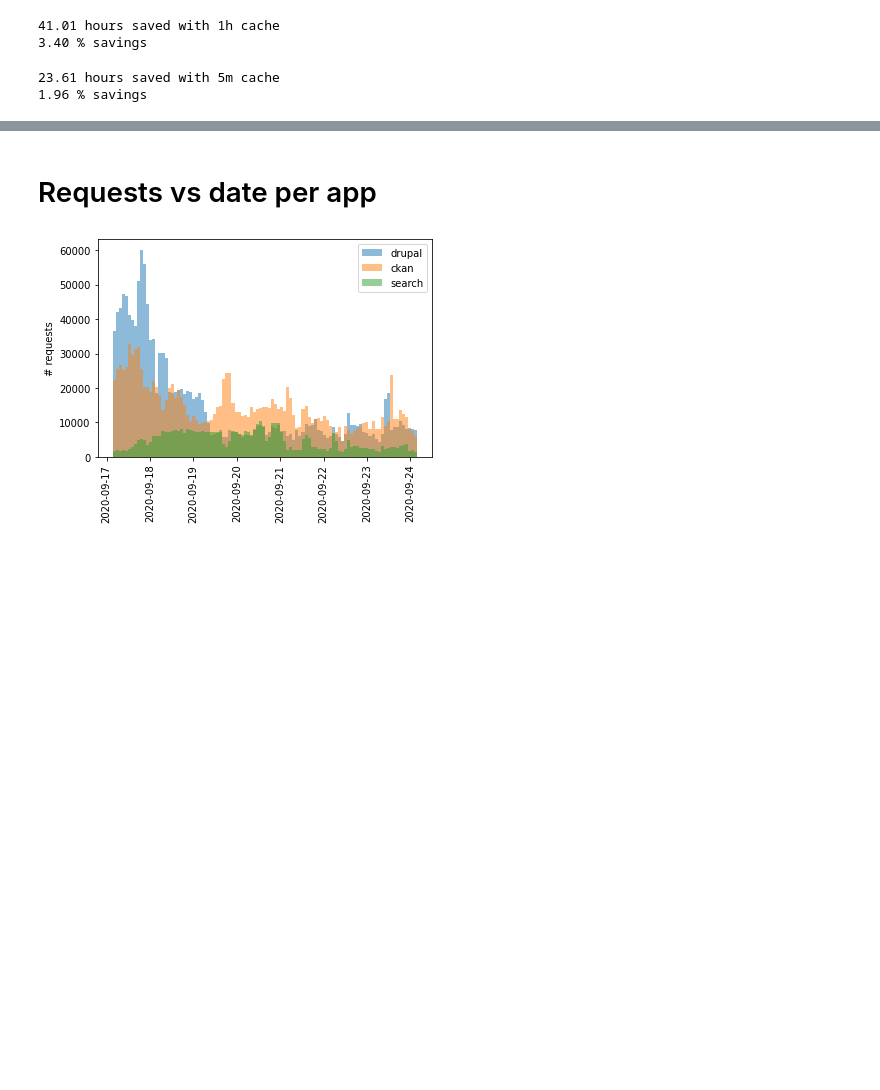
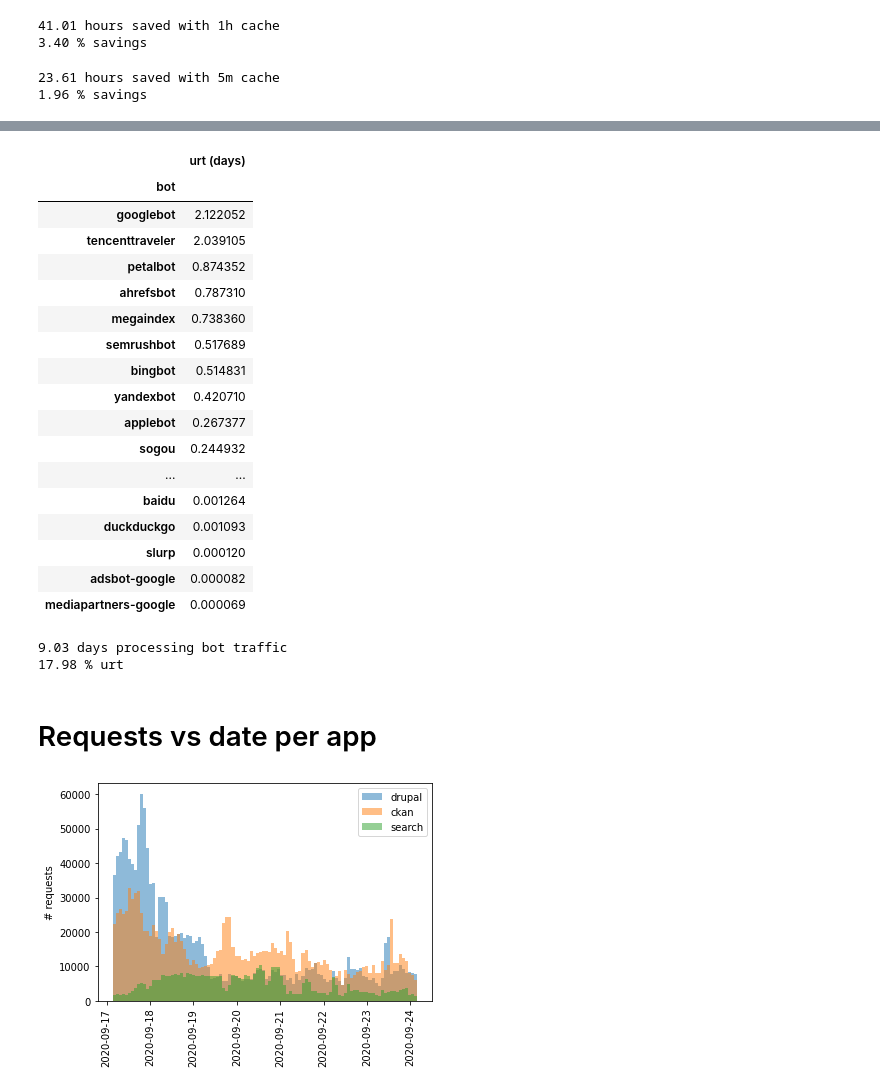
Before and after one commit to wardi/issue, a Jupyter notebook: analysis3.ipynb, the cells around one changed output, grey strips where cells are left out. Saved outputs shown, nothing was run; the diff lists cells and outputs as text; code cells hidden in the pictures; blank space fills up the shorter version.

```diff
--- a/analysis3.ipynb
+++ b/analysis3.ipynb
@@ -181,3 +206,43 @@ print("%0.2f %% savings" % (s / 60 / 60 / 24 / urt_sum_sum * 100))
+# %%
+import re
+df['bot'] = df['useragent'].str.extract(
+    r'(aolbuild|baidu|bingbot|bingpreview|msnbot|duckduckgo'
+    r'|adsbot-google|googlebot|mediapartners-google|teoma|slurp'
+    r'|yandexbot|barkrowler|ccbot|csnibot|petalbot|sogou|applebot'
+    r'|semrushbot|megaindex|siteimprove|ahrefsbot|tencenttraveler'
+    r')', flags=re.IGNORECASE)
+# %%
+bots = df[df['bot'].notna()][['bot', 'urt']].copy()
+bots['bot'] = bots['bot'].str.lower()
+bots['urt'] = bots['urt'] / (60*60*24) # days
+bots.groupby(['bot']).sum().sort_values('urt', ascending=False).rename(
+    columns={'urt':'urt (days)'})
+# %% [output]
+|  | urt (days) |
+| bot |  |
+| googlebot | 2.122052 |
+| tencenttraveler | 2.039105 |
+| petalbot | 0.874352 |
+| ahrefsbot | 0.787310 |
+| megaindex | 0.738360 |
+| semrushbot | 0.517689 |
+| bingbot | 0.514831 |
+| yandexbot | 0.420710 |
+| applebot | 0.267377 |
+| sogou | 0.244932 |
+| ... | ... |
+| baidu | 0.001264 |
+| duckduckgo | 0.001093 |
+| slurp | 0.000120 |
+| adsbot-google | 0.000082 |
+| mediapartners-google | 0.000069 |
+# %%
+bot_sum = bots['urt'].sum()
+print("%0.2f days processing bot traffic" % (bot_sum))
+print("%0.2f %% urt" % (bot_sum / urt_sum_sum * 100))
+# %% [output]
+9.03 days processing bot traffic
+17.98 % urt
 # %% [markdown]
 # Requests vs date per app
 # %%
```
Also changed, not shown: parts of 2 cells of this notebook.
